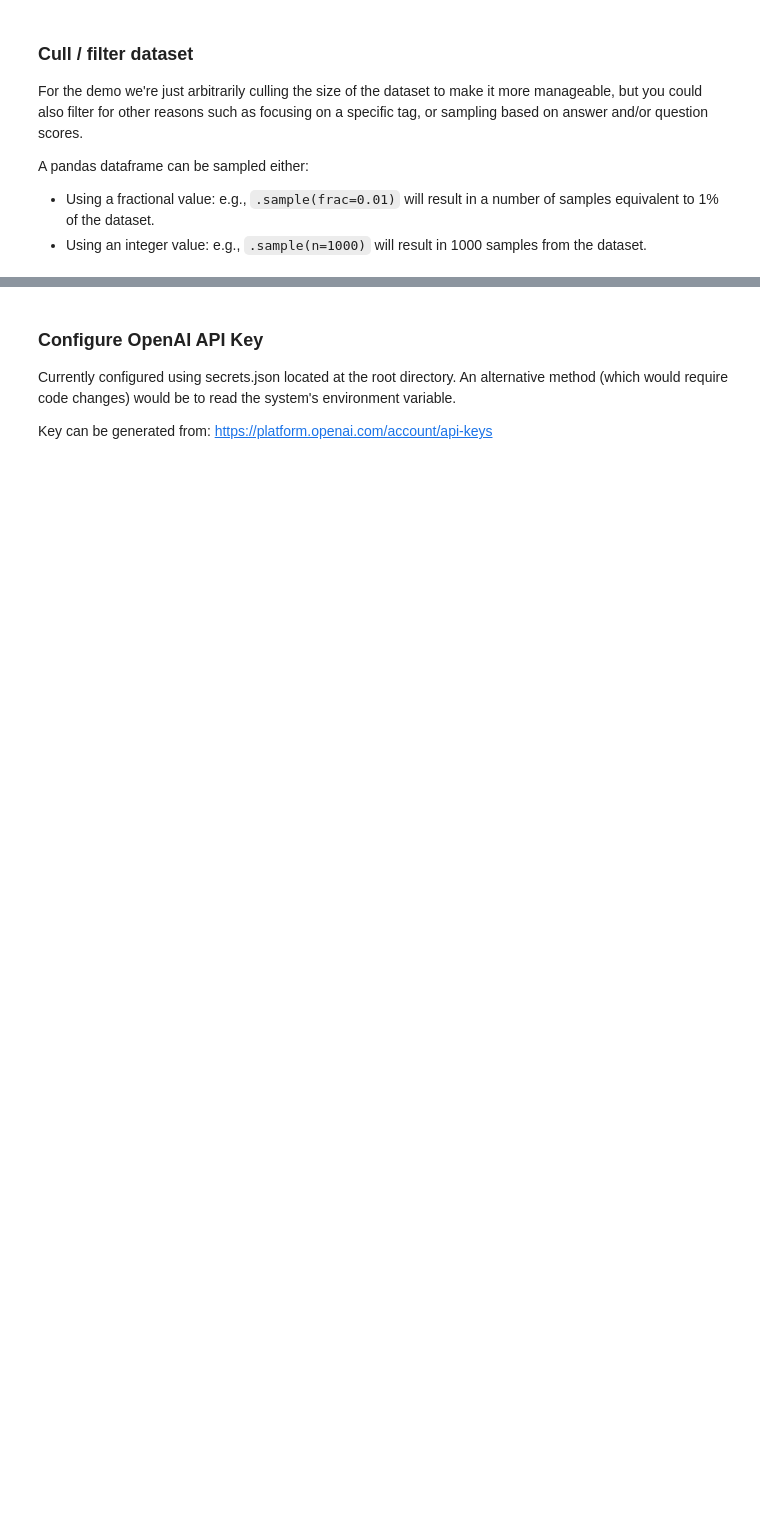
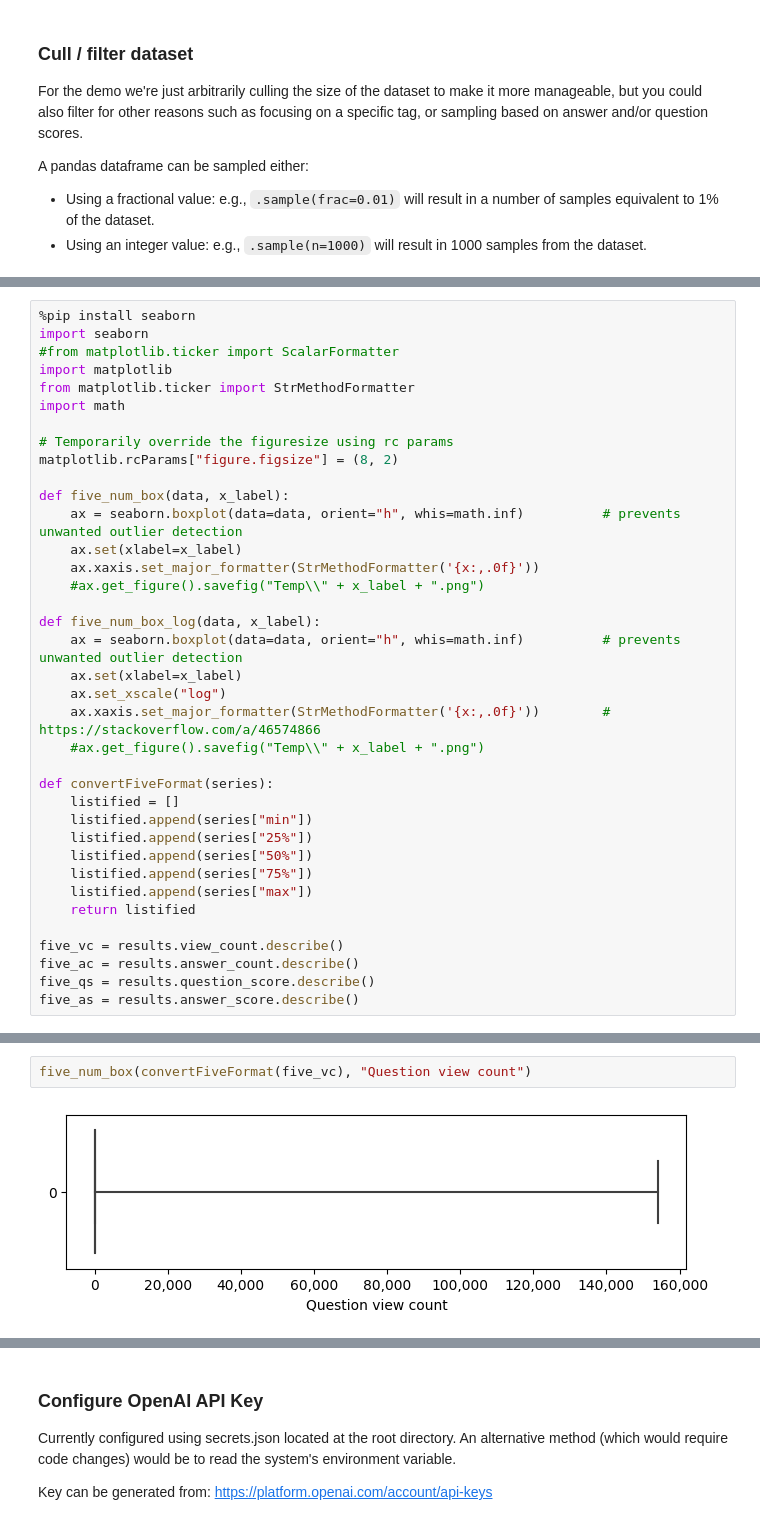
Before and after one commit to MHLoppy/A2I2-T2-2023, a Jupyter notebook: intern-t2-2023.ipynb, the cells around one changed output, grey strips where cells are left out. Drawn from its saved outputs; the diff is of its cells as text; blank space fills up the shorter version.

```diff
--- a/intern-t2-2023.ipynb
+++ b/intern-t2-2023.ipynb
@@ -183,0 +196,37 @@ med: 66.0
+# %%
+%pip install seaborn
+import seaborn
+#from matplotlib.ticker import ScalarFormatter
+import matplotlib
+from matplotlib.ticker import StrMethodFormatter
+import math
+
+# Temporarily override the figuresize using rc params
+matplotlib.rcParams["figure.figsize"] = (8, 2)
+
+def five_num_box(data, x_label):
+    ax = seaborn.boxplot(data=data, orient="h", whis=math.inf)          # prevents unwanted outlier detection
+    ax.set(xlabel=x_label)
+    ax.xaxis.set_major_formatter(StrMethodFormatter('{x:,.0f}'))
+    #ax.get_figure().savefig("Temp\\" + x_label + ".png")
+
+def five_num_box_log(data, x_label):
+    ax = seaborn.boxplot(data=data, orient="h", whis=math.inf)          # prevents unwanted outlier detection
+    ax.set(xlabel=x_label)
+    ax.set_xscale("log")
+    ax.xaxis.set_major_formatter(StrMethodFormatter('{x:,.0f}'))        # https://stackoverflow.com/a/46574866
+    #ax.get_figure().savefig("Temp\\" + x_label + ".png")
+
+def convertFiveFormat(series):
+    listified = []
+    listified.append(series["min"])
+    listified.append(series["25%"])
+    listified.append(series["50%"])
+    listified.append(series["75%"])
+    listified.append(series["max"])
+    return listified
+
+five_vc = results.view_count.describe()
+five_ac = results.answer_count.describe()
+five_qs = results.question_score.describe()
+five_as = results.answer_score.describe()
@@ -183,0 +250,4 @@ med: 66.0
+# %%
+five_num_box(convertFiveFormat(five_vc), "Question view count")
+# %% [output]
+[figure, added]
```
Also changed, not shown: parts of 25 cells of this notebook, 3 other files.
